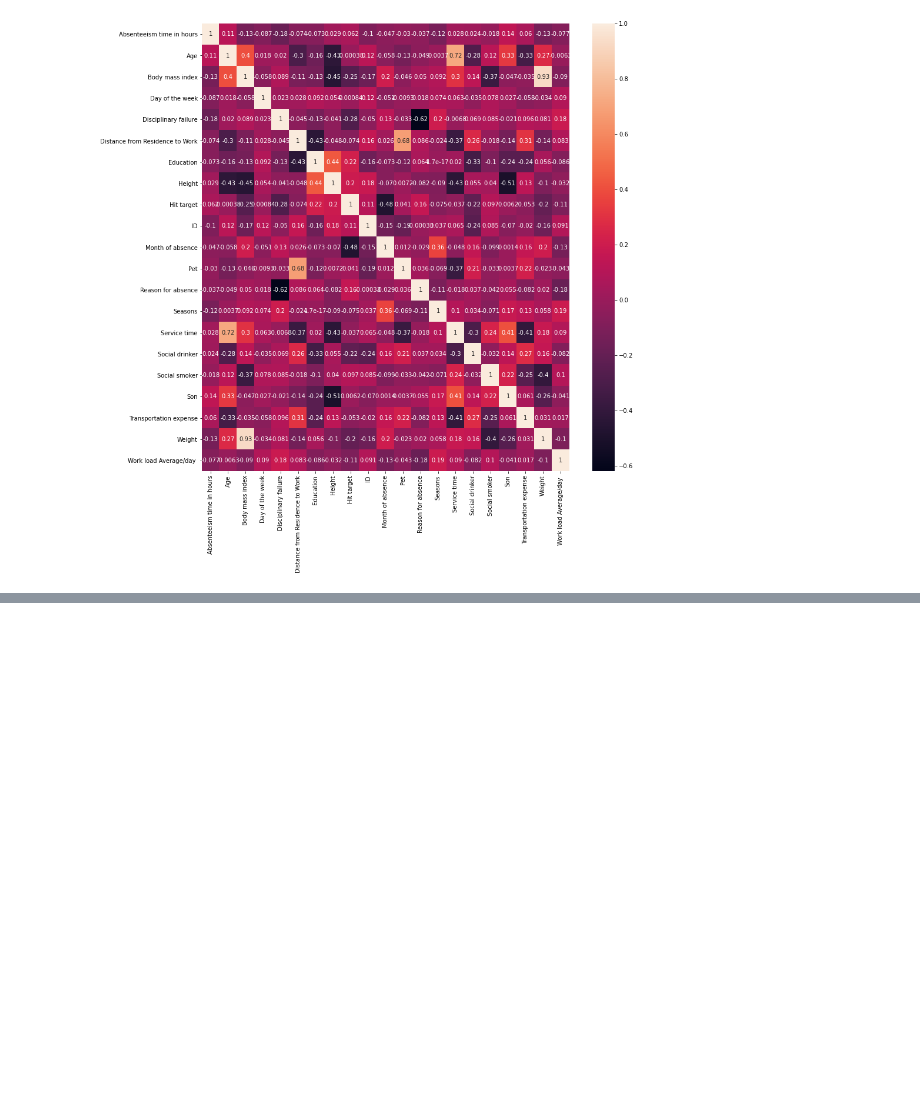
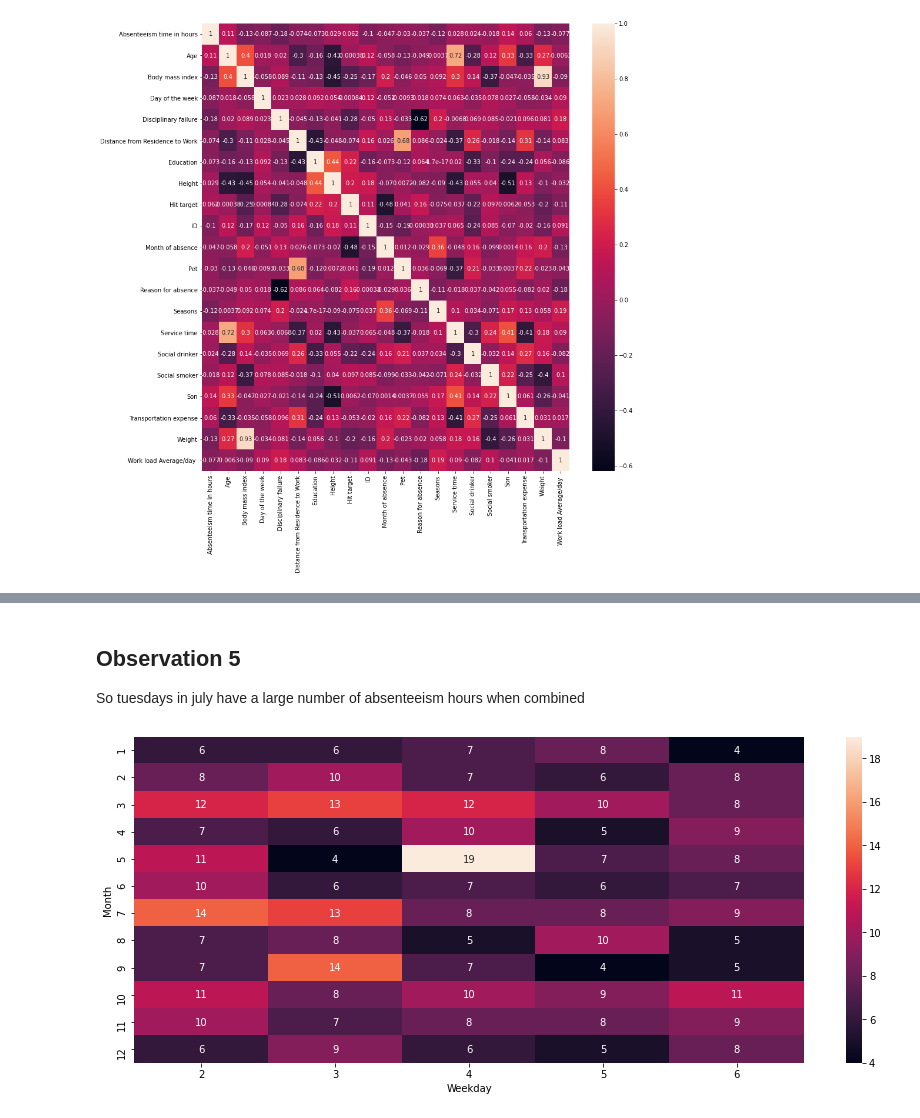
Before and after one commit to aryanpandey/Cascade-Cup-2020, a Jupyter notebook: Round-3/Absenteeism-EDA.ipynb, the cells around one changed output, grey strips where cells are left out. Cells and saved outputs as stored; diff of their text form; code cells hidden in the pictures; blank space fills up the shorter version.

```diff
--- a/Round-3/Absenteeism-EDA.ipynb
+++ b/Round-3/Absenteeism-EDA.ipynb
@@ -404,0 +516,9 @@ plt.show()
+# %% [markdown]
+## Observation 5
+So tuesdays in july have a large number of absenteeism hours when combined
+# %%
+plt.figure(figsize = (15, 6))
+sns.heatmap(data.groupby(['Month', 'Weekday'])['ID'].nunique().unstack()[1:13], annot = True, fmt = 'g')
+plt.show()
+# %% [output]
+[figure, added]
```
Also changed, not shown: parts of 26 cells of this notebook.
